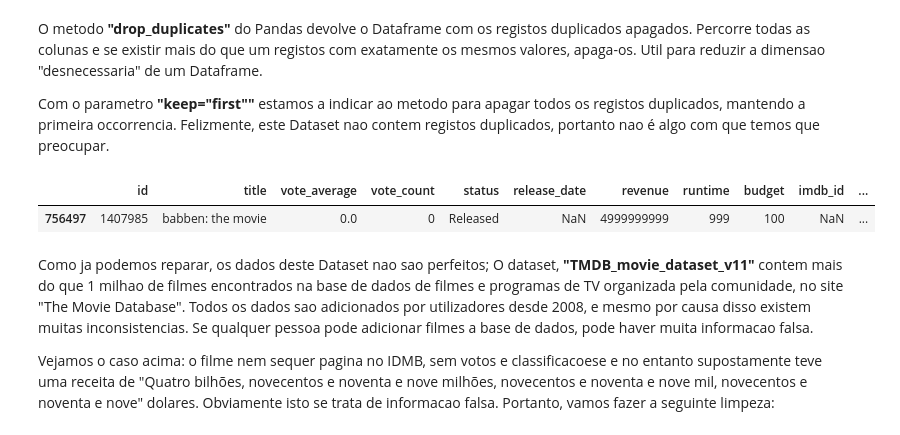
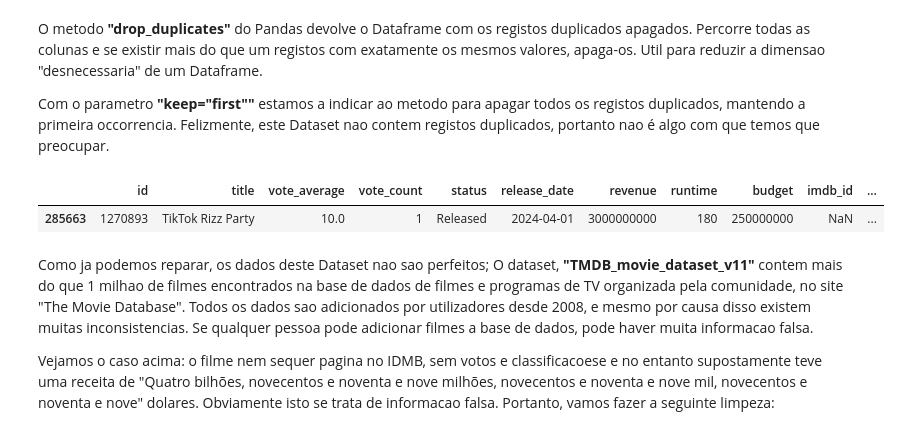
Before and after one commit to Quywed/ANALISEDADOS, a Jupyter notebook: tp_final.ipynb, the cells around one changed output. Saved outputs shown, nothing was run; the diff lists cells and outputs as text; code cells hidden in the pictures.

```diff
--- a/tp_final.ipynb
+++ b/tp_final.ipynb
@@ -177,12 +170,12 @@ O metodo **"drop_duplicates"** do Pandas devolve o Dataframe com os registos dup
 
 Com o parametro **"keep="first""** estamos a indicar ao metodo para apagar todos os registos duplicados, mantendo a primeira occorrencia. Felizmente, este Dataset nao contem registos duplicados, portanto nao é algo com que temos que preocupar.
 # %%
-registo_encontrado = df[df['id'] == 1407985]
+registo_encontrado = df[df['id'] == 1270893] #1407985
 
 registo_encontrado
 # %% [output]
 |  | id | title | vote_average | vote_count | status | release_date | revenue | runtime | budget | imdb_id | ... |
-| 756497 | 1407985 | babben: the movie | 0.0 | 0 | Released | NaN | 4999999999 | 999 | 100 | NaN | ... |
+| 285663 | 1270893 | TikTok Rizz Party | 10.0 | 1 | Released | 2024-04-01 | 3000000000 | 180 | 250000000 | NaN | ... |
 # %% [markdown]
 Como ja podemos reparar, os dados deste Dataset nao sao perfeitos; O dataset, **"TMDB_movie_dataset_v11"** contem mais do que 1 milhao de filmes encontrados na base de dados de filmes e programas de TV organizada pela comunidade, no site "The Movie Database". Todos os dados sao adicionados por utilizadores desde 2008, e mesmo por causa disso existem muitas inconsistencias. Se qualquer pessoa pode adicionar filmes a base de dados, pode haver muita informacao falsa.
 
```
Also changed, not shown: parts of 25 cells of this notebook.
